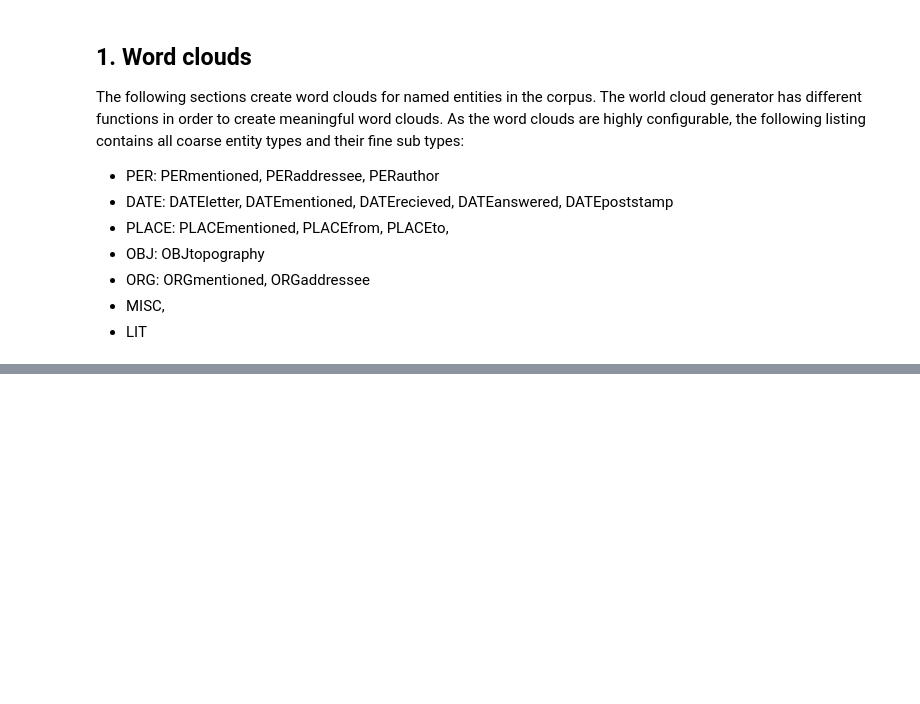
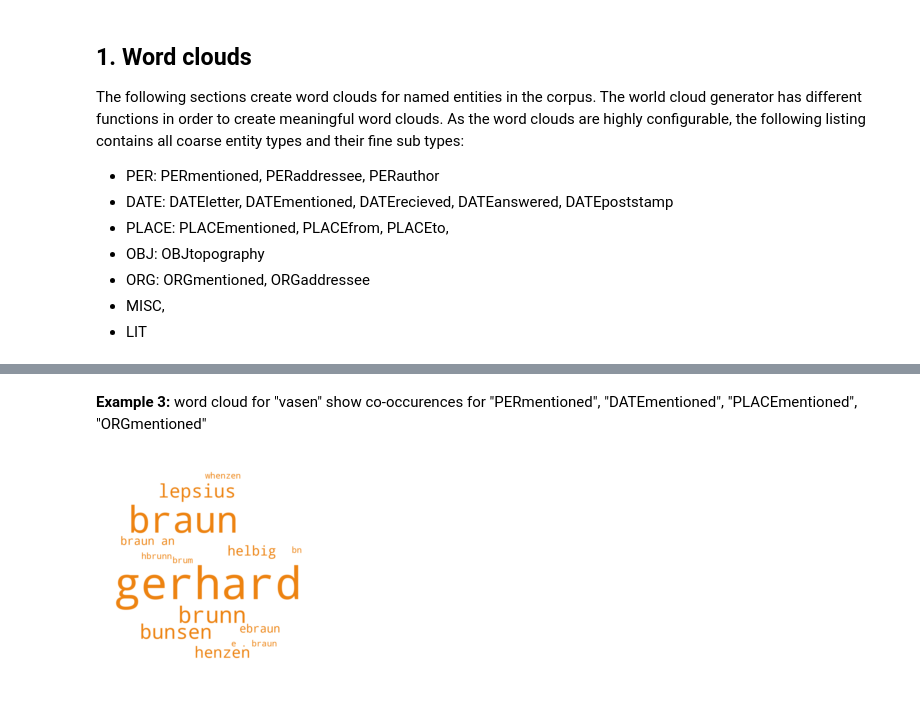
Before and after one commit to dainst/gelehrtenkorrespondenz-21, a Jupyter notebook: notebooks/corpus_analysis.ipynb, the cells around one changed output, grey strips where cells are left out. Saved outputs shown, nothing was run; the diff lists cells and outputs as text; code cells hidden in the pictures; blank space fills up the shorter version.

Commit message:
updated examples

```diff
--- a/notebooks/corpus_analysis.ipynb
+++ b/notebooks/corpus_analysis.ipynb
@@ -127,0 +128,16 @@ generator.generate(file_path = file_path)
+# %% [markdown]
+**Example 3:**
+word cloud for "vasen" show co-occurences for "PERmentioned", "DATEmentioned", "PLACEmentioned", "ORGmentioned"
+# %%
+file_path = 'resources/corpus_analysis/wordcloud_vasen_authors.png'
+
+base_entity = 'vasen'
+relation_entity_types = ['PERauthor']
+
+generator.extract_coocurrences(
+    src_dir = src_dir,
+    base_entity = base_entity,
+    relation_entity_types = relation_entity_types)
+generator.generate(file_path = file_path)
+# %% [output]
+[figure, added]
```
Also changed, not shown: parts of 19 cells of this notebook, 6 other files.
